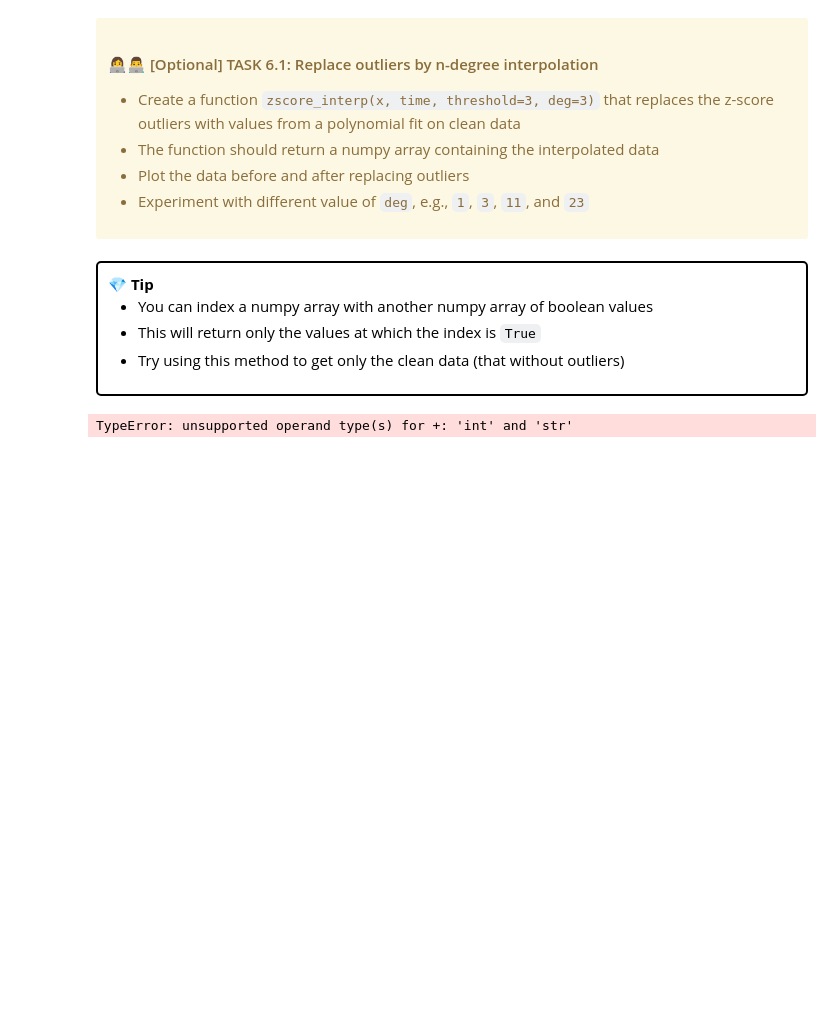
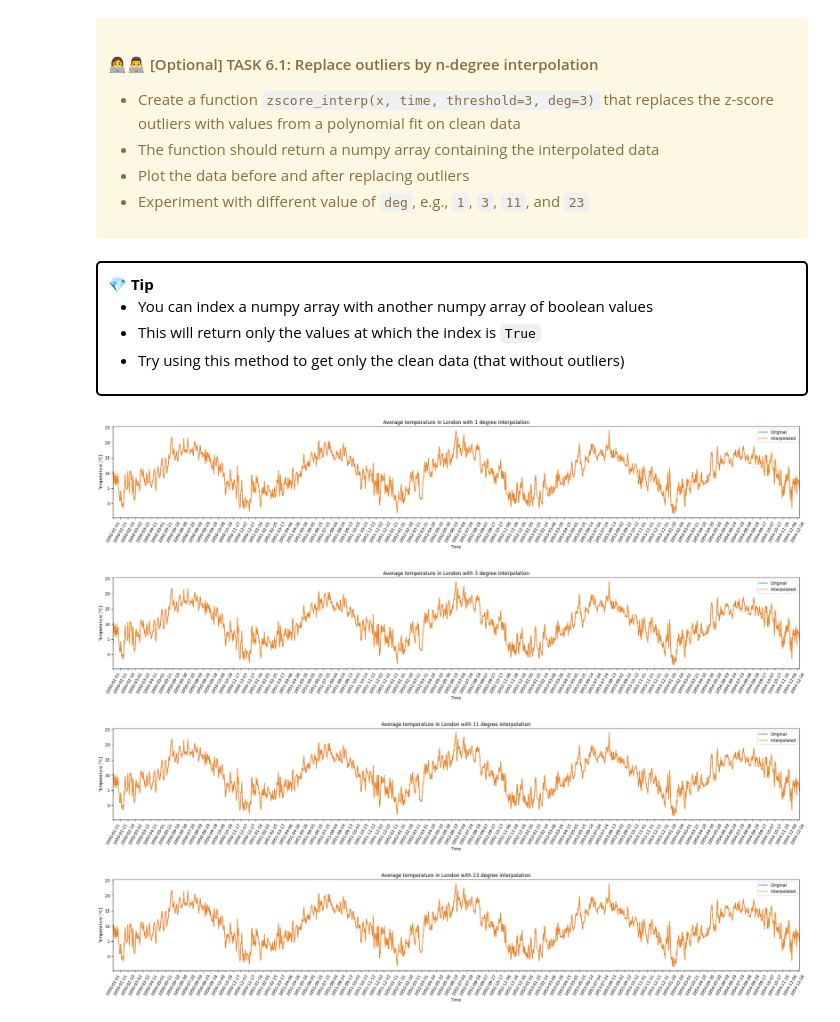
Before and after one commit to UCL-ELEC0136/3-data-processing-andyzhang0131, a Jupyter notebook: 3-data-processing.ipynb, the cells around one changed output. Cells and saved outputs as stored; diff of their text form; code cells hidden in the pictures; blank space fills up the shorter version.

```diff
--- a/3-data-processing.ipynb
+++ b/3-data-processing.ipynb
@@ -537,28 +537,39 @@ plt.show()
 # %%
 def zscore_interp(x: ArrayLike, y: ArrayLike, threshold: int=3, deg: int=1) -> ArrayLike:
     """
     Interpolates outliers using the z-score method and returns the interpolated data using a `deg`-degree approximation.
 
     Args:
         x (ArrayLike): x-variate of data to be interpolated
         y (ArrayLike): y-variate of data to be interpolated
         threshold (int): threshold for the z-score method
         deg (int): degree of the polynomial approximation
 
     Returns:
         (ArrayLike): interpolated data
     """
     # add your code here
-    z = zscore_outliers(x,threshold)
-    interpolated_data = np.polyfit(x,y,deg)
-    return interpolated_data
+    x_array = np.arange(0,len(y),1)
+    p = np.polyfit(x_array,y,deg)
+    polynomial = np.poly1d(p)
+    y_fit = polynomial(x_array)
+    interp_data = np.array(y)
+    outlier_index = zscore_outliers(y,threshold)
+    interp_data[outlier_index] = y_fit[outlier_index]
+    return interp_data
 
 x = time_series['time']
-y = time_series["temperature_2m_mean"]
-interpolated_data = zscore_interp(x,y,3,3)
-ys = [y,interpolated_data]
-legend = ["Non interoilated","interpolated"]
-fig, ax = lineplots(x,ys,"Interpolated and non-interpolated average temperature in London","Time","Temperature [℃]",legend)
-plt.show()
+y = time_series['temperature_2m_mean']
+deg = [1,3,11,23]
+for i in deg:
+    interpolation = zscore_interp(x,y,3,i)
+    ys = [y,interpolation]
+    legend = ["Original",'Interpolated']
+
+    fig,ax = lineplots(x,ys,"Average temperature in London with %d degree interpolation"%(i),"Time","Temperature [℃]",legend)
+    plt.show()
 # %% [output]
-TypeError: unsupported operand type(s) for +: 'int' and 'str'
+[figure, added]
+[figure, added]
+[figure, added]
+[figure, added]
```
Also changed, not shown: parts of 2 cells of this notebook.
